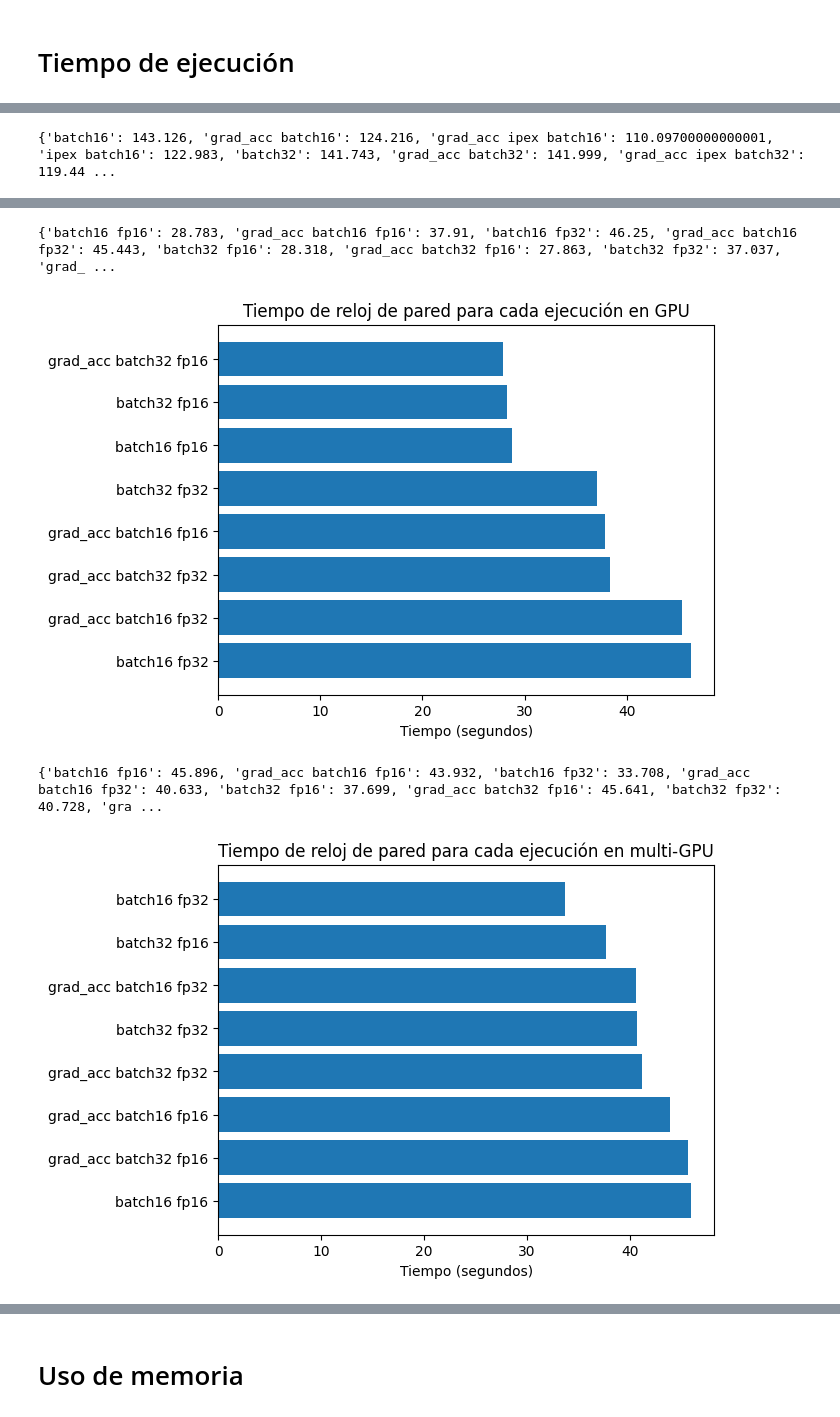
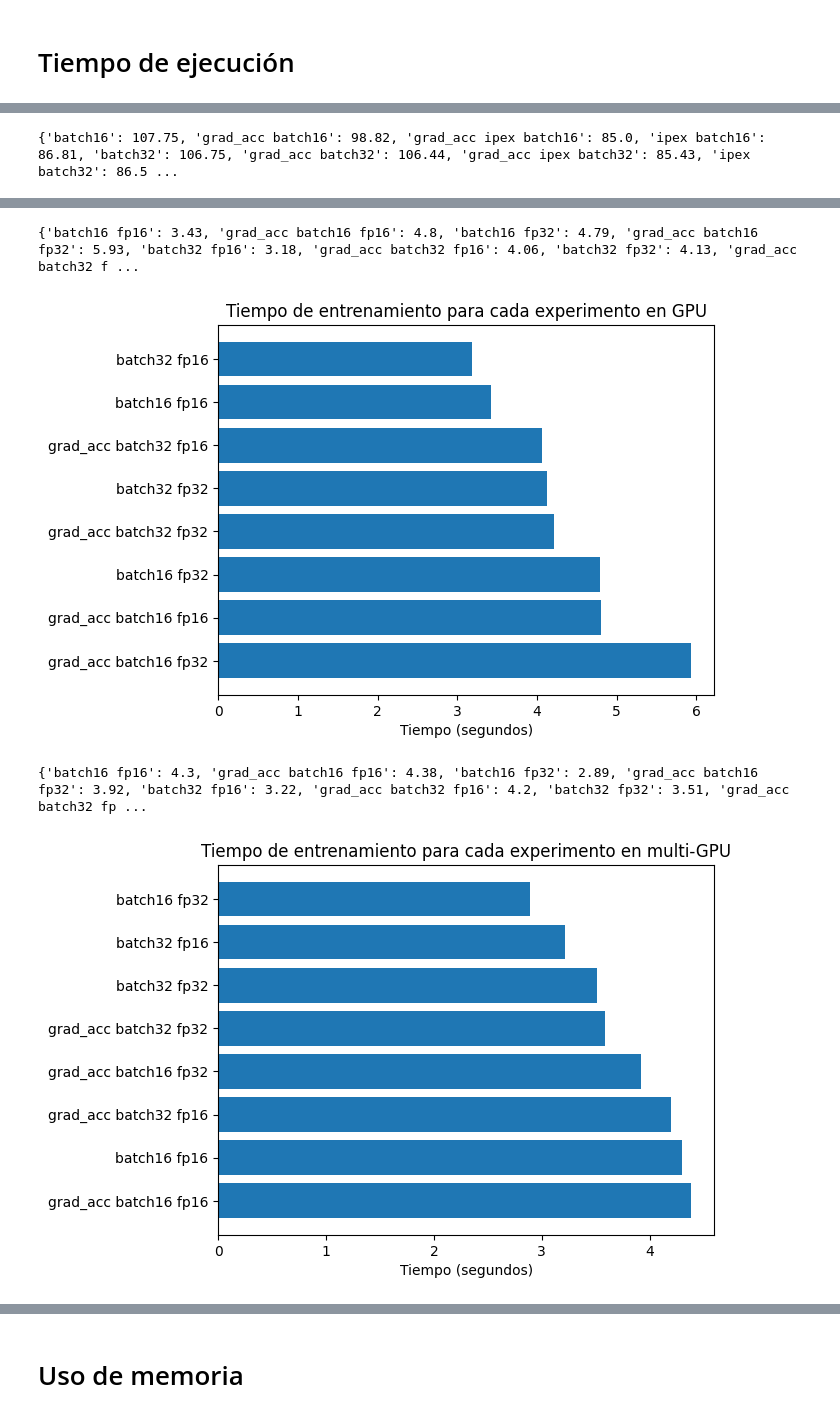
Before and after one commit to davidferex/Practica1-IDL, a Jupyter notebook: Distilbert/graficas/graficas.ipynb, the cells around one changed output, grey strips where cells are left out. Drawn from its saved outputs; the diff is of its cells as text; code cells hidden in the pictures.

Commit message:
Better graphs and some useful tips for next Sunday's task submission

```diff
--- a/Distilbert/graficas/graficas.ipynb
+++ b/Distilbert/graficas/graficas.ipynb
@@ -6,26 +6,30 @@ import re
 
 directory = os.fsencode("../logs")
 
-dict_cpu = dict()
-dict_gpu = dict()
-dict_mgpu = dict()
+dict_cpu_time = dict()
+dict_gpu_time = dict()
+dict_mgpu_time = dict()
 
-time_pattern = re.compile(r"^real\t(\d+)m([\d.]+)s$")
+time_pattern_cpu_gpu = re.compile(r"^Entrenamiento completado en (\d+\.\d+)s$")
+time_pattern_mgpu = re.compile(r"^Tiempo total: (\d+\.\d+)s$")
 
 filename_patterns = ["grad_acc", "ipex", "batch16", "batch32", "fp16", "fp32"]
 
 for file in os.listdir(directory):
     filename = os.fsdecode(file)
-    if filename.endswith(".err"):
+    if filename.endswith(".out"):
         for line in open(os.path.join(os.fsdecode(directory),filename)):
-            matches = re.findall(time_pattern, line)
+            if filename.find("_mgpu_") != -1:
+                matches = re.findall(time_pattern_mgpu, line)
+            else:
+                matches = re.findall(time_pattern_cpu_gpu, line)
 
             if len(matches) != 1:
                 continue
 
             match = matches[0]
 
-            seconds = float(match[0])*60+float(match[1])
+            seconds = float(match)
 
             print(f"{filename}: {seconds} seconds.")
 
@@ -36,11 +40,11 @@ for file in os.listdir(directory):
                     string_list.append(pattern)
 
             if filename.find("_cpu_") != -1:
-                dict_cpu[" ".join(string_list)] = seconds
+                dict_cpu_time[" ".join(string_list)] = seconds
             elif filename.find("_gpu_") != -1:
-                dict_gpu[" ".join(string_list)] = seconds
+                dict_gpu_time[" ".join(string_list)] = seconds
             elif filename.find("_mgpu_") != -1:
-                dict_mgpu[" ".join(string_list)] = seconds
+                dict_mgpu_time[" ".join(string_list)] = seconds
             else:
                 print(f"ERROR: no se encontraron las subcadenas _cpu_, _gpu_ o _mgpu_ en el nombre del fichero {filename}")
                 exit()
@@ -66,7 +70,7 @@ distilbert_job_train_mgpu_batch32_fp32_grad_acc_3084.err: 41.182 seconds.
 import matplotlib.pyplot as plt
 import numpy as np
 
-for iter_tuple in [("CPU",dict_cpu), ("GPU",dict_gpu), ("multi-GPU",dict_mgpu)]:
+for iter_tuple in [("CPU",dict_cpu_time), ("GPU",dict_gpu_time), ("multi-GPU",dict_mgpu_time)]:
 
     my_name = iter_tuple[0]
     my_dict = iter_tuple[1]
@@ -87,8 +91,8 @@ for iter_tuple in [("CPU",dict_cpu), ("GPU",dict_gpu), ("multi-GPU",dict_mgpu)]:
     ax.set_yticks(y_pos, labels=ordered_names)
     ax.invert_yaxis()
     ax.set_xlabel("Tiempo (segundos)")
-    ax.set_title(f"Tiempo de reloj de pared para cada ejecución en {my_name}")
+    ax.set_title(f"Tiempo de entrenamiento para cada experimento en {my_name}")
 
     plt.show()
 # %% [output]
-{'batch16': 143.126, 'grad_acc batch16': 124.216, 'grad_acc ipex batch16': 110.09700000000001, 'ipex batch16': 122.983, 'batch32': 141.743, 'grad_acc batch32': 141.999, 'grad_acc ipex batch32': 119.44 ...
+{'batch16': 107.75, 'grad_acc batch16': 98.82, 'grad_acc ipex batch16': 85.0, 'ipex batch16': 86.81, 'batch32': 106.75, 'grad_acc batch32': 106.44, 'grad_acc ipex batch32': 85.43, 'ipex batch32': 86.5 ...
@@ -96,4 +100,4 @@ for iter_tuple in [("CPU",dict_cpu), ("GPU",dict_gpu), ("multi-GPU",dict_mgpu)]:
-{'batch16 fp16': 28.783, 'grad_acc batch16 fp16': 37.91, 'batch16 fp32': 46.25, 'grad_acc batch16 fp32': 45.443, 'batch32 fp16': 28.318, 'grad_acc batch32 fp16': 27.863, 'batch32 fp32': 37.037, 'grad_ ...
+{'batch16 fp16': 3.43, 'grad_acc batch16 fp16': 4.8, 'batch16 fp32': 4.79, 'grad_acc batch16 fp32': 5.93, 'batch32 fp16': 3.18, 'grad_acc batch32 fp16': 4.06, 'batch32 fp32': 4.13, 'grad_acc batch32 f ...
-[figure, old version]
+[figure, new version]
-{'batch16 fp16': 45.896, 'grad_acc batch16 fp16': 43.932, 'batch16 fp32': 33.708, 'grad_acc batch16 fp32': 40.633, 'batch32 fp16': 37.699, 'grad_acc batch32 fp16': 45.641, 'batch32 fp32': 40.728, 'gra ...
+{'batch16 fp16': 4.3, 'grad_acc batch16 fp16': 4.38, 'batch16 fp32': 2.89, 'grad_acc batch16 fp32': 3.92, 'batch32 fp16': 3.22, 'grad_acc batch32 fp16': 4.2, 'batch32 fp32': 3.51, 'grad_acc batch32 fp ...
-[figure, old version]
+[figure, new version]
```
Also changed, not shown: parts of 5 cells of this notebook, 1 other file.
